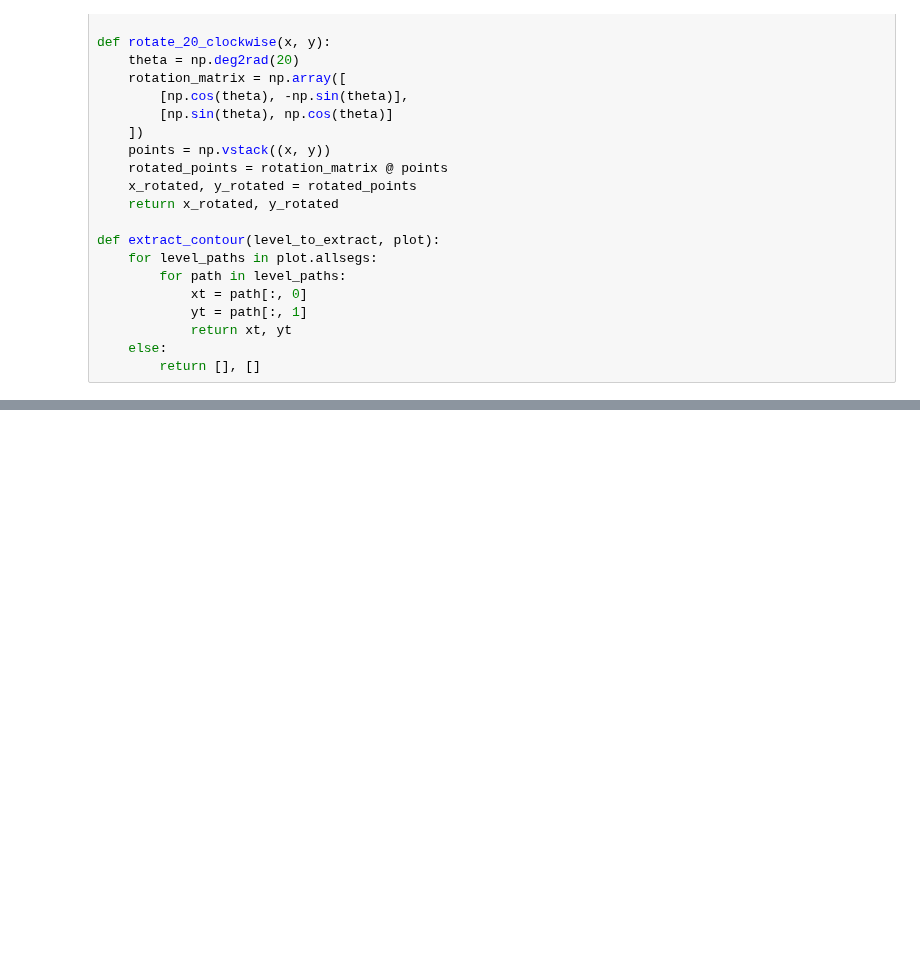
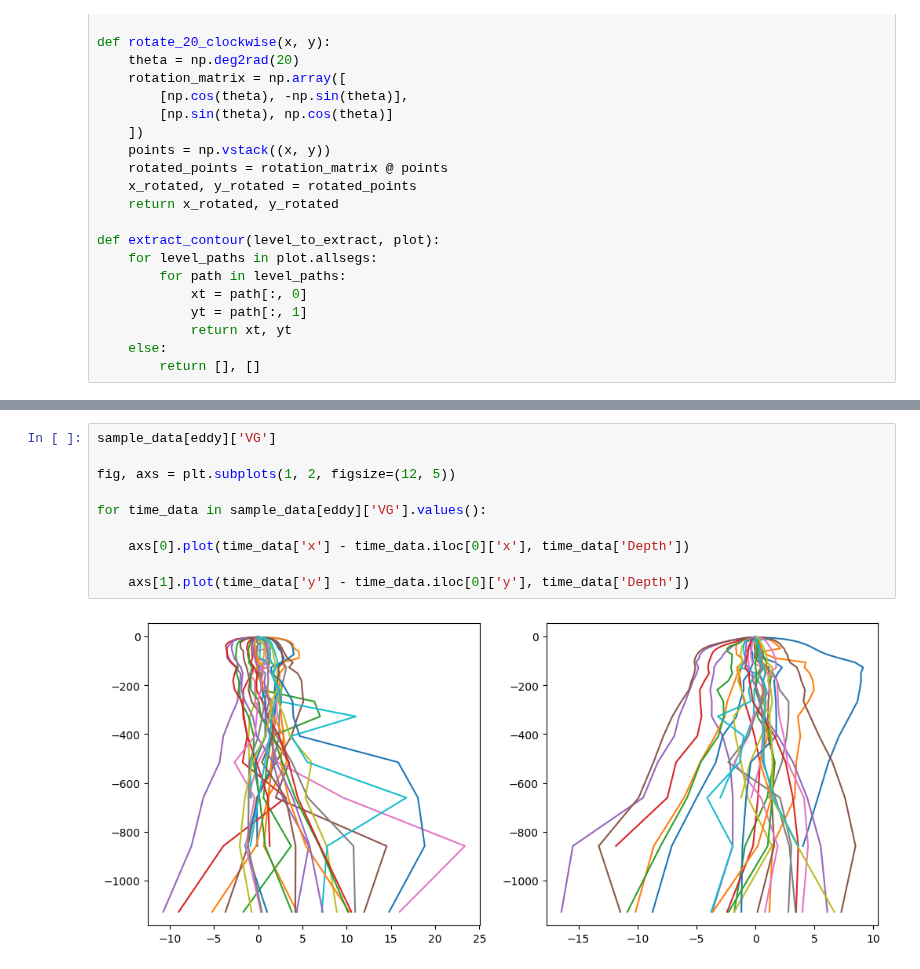
Before and after one commit to regdowse/UNSW-MRes, a Jupyter notebook: MRes/Eddy_Structure_Approaches/Test_Methods.ipynb, the cells around one changed output, grey strips where cells are left out. Drawn from its saved outputs; the diff is of its cells as text; blank space fills up the shorter version.

```diff
--- a/MRes/Eddy_Structure_Approaches/Test_Methods.ipynb
+++ b/MRes/Eddy_Structure_Approaches/Test_Methods.ipynb
@@ -331,0 +777,12 @@ plt.show()
+# %%
+sample_data[eddy]['VG']
+
+fig, axs = plt.subplots(1, 2, figsize=(12, 5))
+
+for time_data in sample_data[eddy]['VG'].values():
+
+    axs[0].plot(time_data['x'] - time_data.iloc[0]['x'], time_data['Depth'])
+
+    axs[1].plot(time_data['y'] - time_data.iloc[0]['y'], time_data['Depth'])
+# %% [output]
+[figure, added]
```
Also changed, not shown: parts of 15 cells of this notebook.
